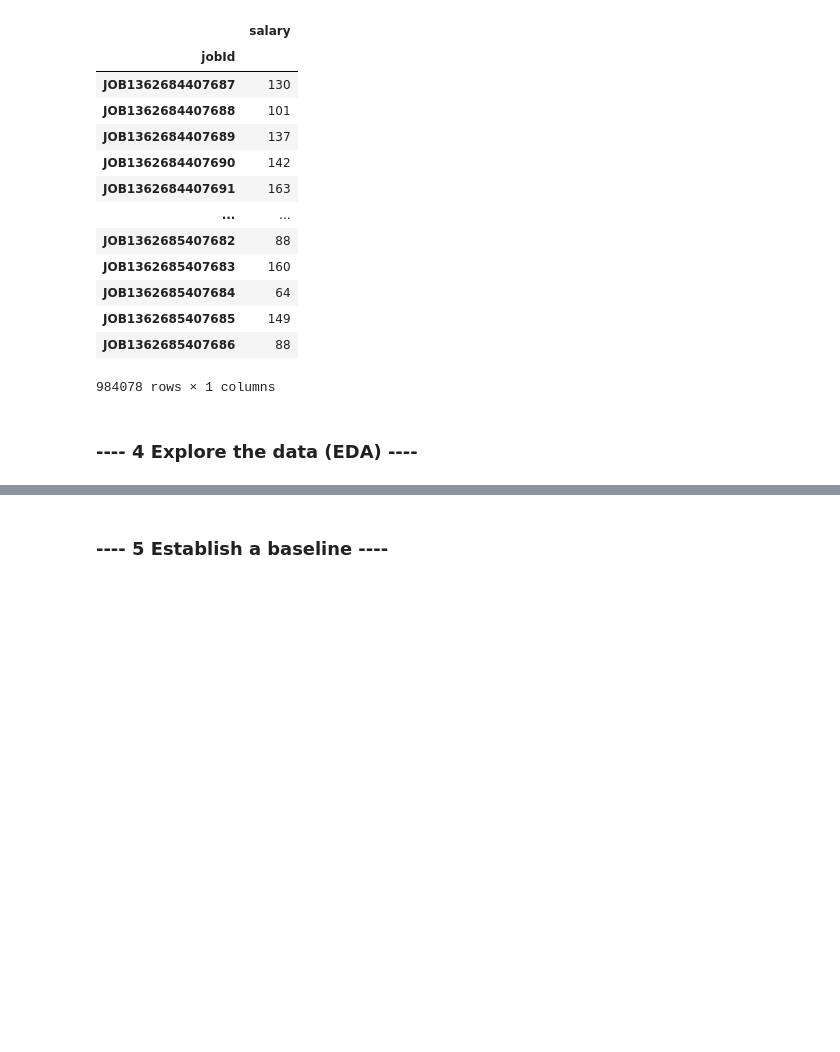
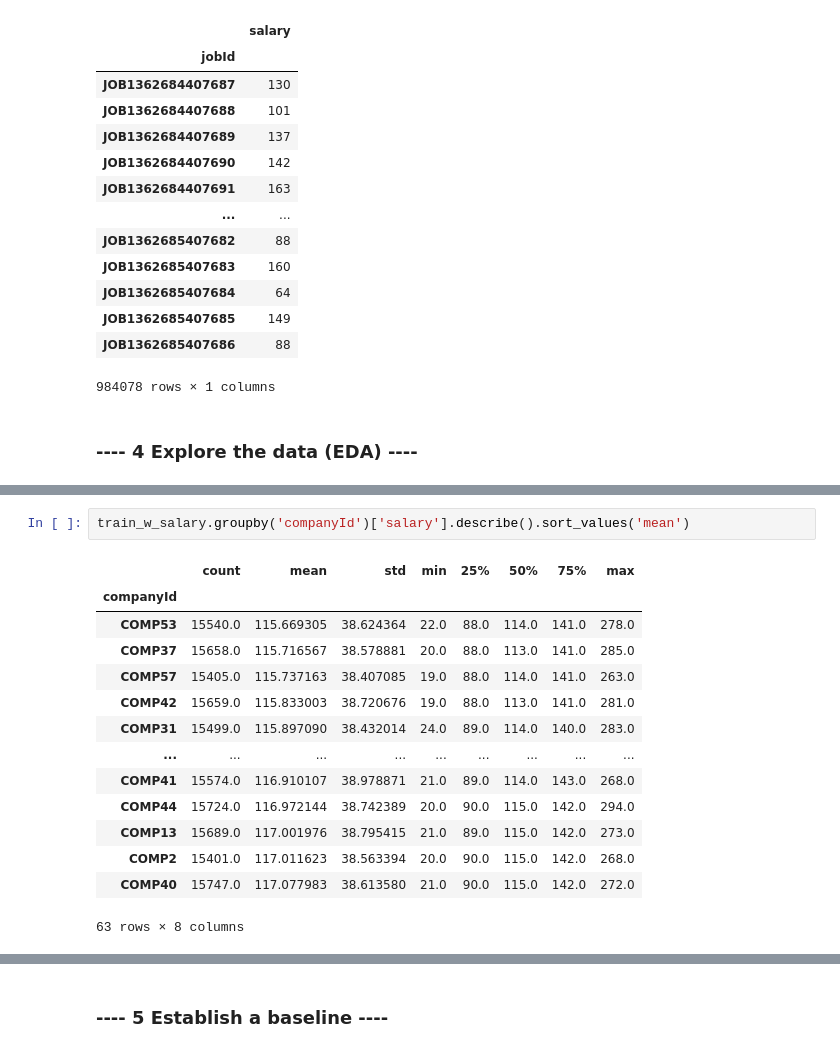
Before and after one commit to stevers28/salarypredictionportfolio, a Jupyter notebook: Salary_Prediction_Notebook.ipynb, the cells around one changed output, grey strips where cells are left out. Cells and saved outputs as stored; diff of their text form; blank space fills up the shorter version.

```diff
--- a/Salary_Prediction_Notebook.ipynb
+++ b/Salary_Prediction_Notebook.ipynb
@@ -273,0 +310,17 @@ train_salaries
+# %%
+train_w_salary.groupby('companyId')['salary'].describe().sort_values('mean')
+# %% [output]
+|  | count | mean | std | min | 25% | 50% | 75% | max |
+| companyId |  |  |  |  |  |  |  |  |
+| COMP53 | 15540.0 | 115.669305 | 38.624364 | 22.0 | 88.0 | 114.0 | 141.0 | 278.0 |
+| COMP37 | 15658.0 | 115.716567 | 38.578881 | 20.0 | 88.0 | 113.0 | 141.0 | 285.0 |
+| COMP57 | 15405.0 | 115.737163 | 38.407085 | 19.0 | 88.0 | 114.0 | 141.0 | 263.0 |
+| COMP42 | 15659.0 | 115.833003 | 38.720676 | 19.0 | 88.0 | 113.0 | 141.0 | 281.0 |
+| COMP31 | 15499.0 | 115.897090 | 38.432014 | 24.0 | 89.0 | 114.0 | 140.0 | 283.0 |
+| ... | ... | ... | ... | ... | ... | ... | ... | ... |
+| COMP41 | 15574.0 | 116.910107 | 38.978871 | 21.0 | 89.0 | 114.0 | 143.0 | 268.0 |
+| COMP44 | 15724.0 | 116.972144 | 38.742389 | 20.0 | 90.0 | 115.0 | 142.0 | 294.0 |
+| COMP13 | 15689.0 | 117.001976 | 38.795415 | 21.0 | 89.0 | 115.0 | 142.0 | 273.0 |
+| COMP2 | 15401.0 | 117.011623 | 38.563394 | 20.0 | 90.0 | 115.0 | 142.0 | 268.0 |
+| COMP40 | 15747.0 | 117.077983 | 38.613580 | 21.0 | 90.0 | 115.0 | 142.0 | 272.0 |
+63 rows × 8 columns
```
Also changed, not shown: parts of 24 cells of this notebook.
